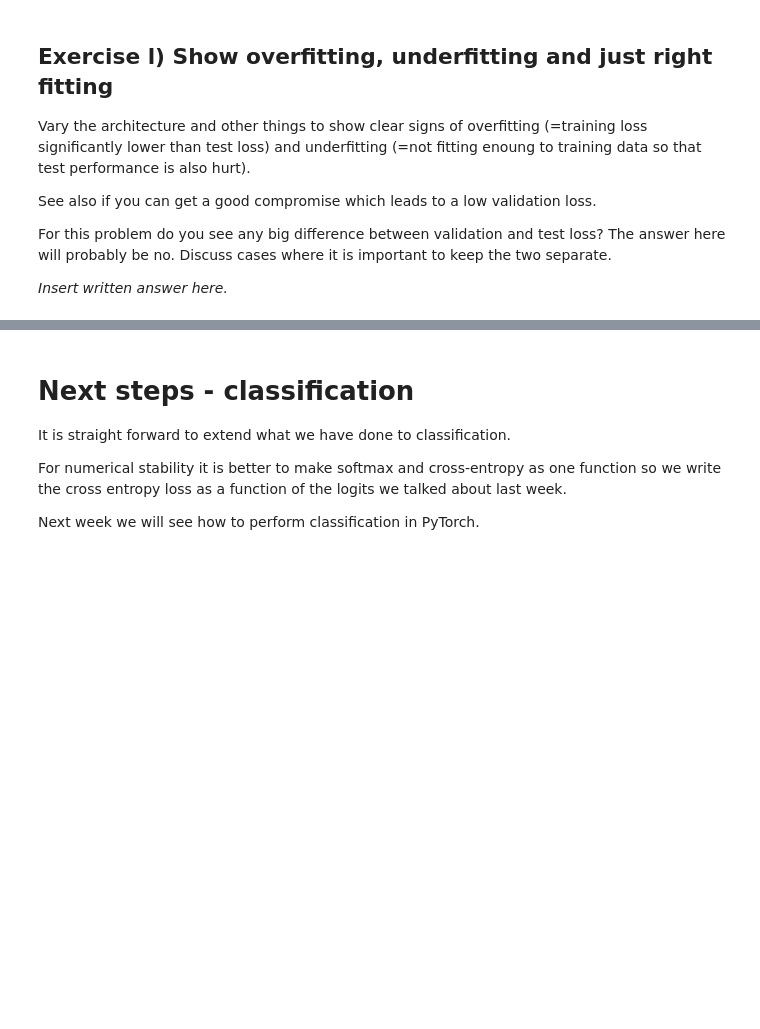
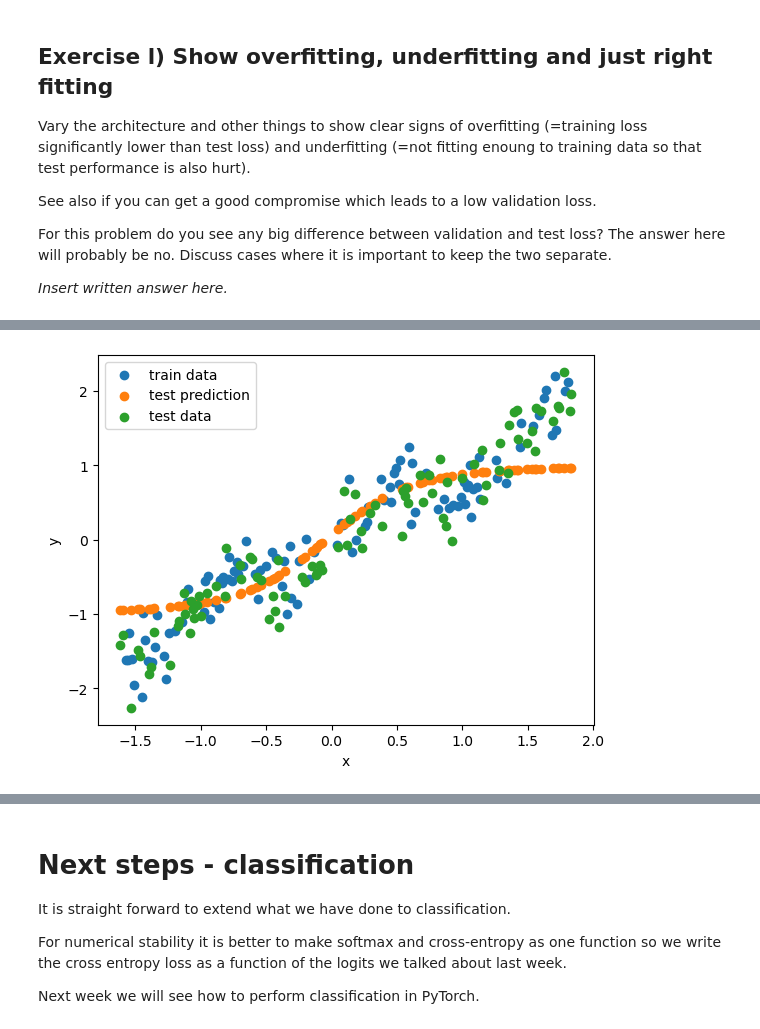
Before and after one commit to ilfuma88/DeepLExs, a Jupyter notebook: 2_Feedforward_Python/2.1-EXE-FNN-AutoDif-Nanograd.ipynb, the cells around one changed output, grey strips where cells are left out. Saved outputs shown, nothing was run; the diff lists cells and outputs as text; code cells hidden in the pictures; blank space fills up the shorter version.

```diff
--- a/2_Feedforward_Python/2.1-EXE-FNN-AutoDif-Nanograd.ipynb
+++ b/2_Feedforward_Python/2.1-EXE-FNN-AutoDif-Nanograd.ipynb
@@ -941,0 +1007,11 @@ _Insert written answer here._
+# %%
+NN_overfitting = [
+    DenseLayer(1, 10, lambda x: x.tanh()),
+    DenseLayer(10, 10, lambda x: x.tanh()),
+    DenseLayer(10, 10, lambda x: x.tanh()),
+    DenseLayer(10, 1, lambda x: x.tanh())
+]
+
+train(NN_overfitting, 200)
+plot(NN_overfitting)
+# %% [output]
@@ -941,0 +1038 @@ _Insert written answer here._
+[figure, added]
```
Also changed, not shown: parts of 18 cells of this notebook, 22 other files.
